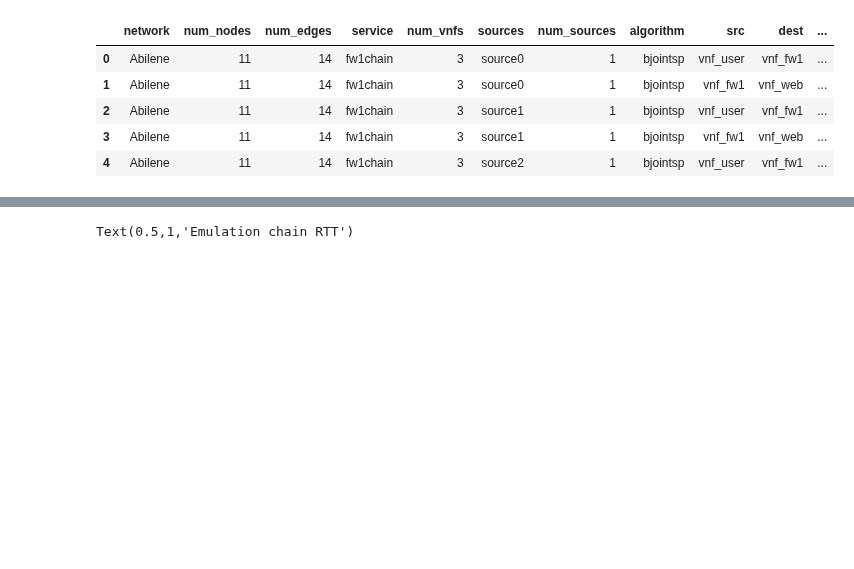
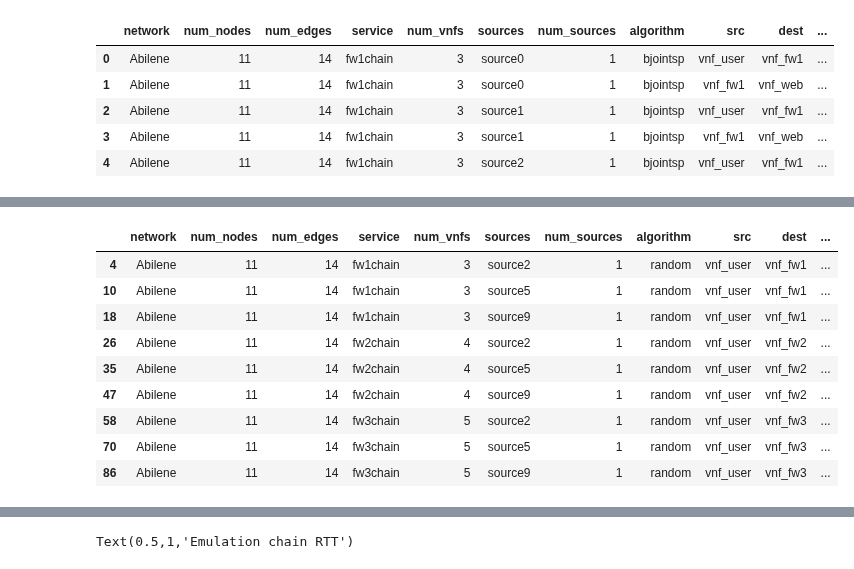
Before and after one commit to CN-UPB/placement-emulation, a Jupyter notebook: eval/eval_abilene.ipynb, the cells around one changed output, grey strips where cells are left out. Drawn from its saved outputs; the diff is of its cells as text; code cells hidden in the pictures; blank space fills up the shorter version.

```diff
--- a/eval/eval_abilene.ipynb
+++ b/eval/eval_abilene.ipynb
@@ -68,0 +103,14 @@ bjointsp_vnf_df.head()
+# %%
+# what are the outliers in random placement?
+random_vnf_df.loc[random_vnf_df['rtt_diff'] > 1]
+# %% [output]
+|  | network | num_nodes | num_edges | service | num_vnfs | sources | num_sources | algorithm | src | dest | ... |
+| 4 | Abilene | 11 | 14 | fw1chain | 3 | source2 | 1 | random | vnf_user | vnf_fw1 | ... |
+| 10 | Abilene | 11 | 14 | fw1chain | 3 | source5 | 1 | random | vnf_user | vnf_fw1 | ... |
+| 18 | Abilene | 11 | 14 | fw1chain | 3 | source9 | 1 | random | vnf_user | vnf_fw1 | ... |
+| 26 | Abilene | 11 | 14 | fw2chain | 4 | source2 | 1 | random | vnf_user | vnf_fw2 | ... |
+| 35 | Abilene | 11 | 14 | fw2chain | 4 | source5 | 1 | random | vnf_user | vnf_fw2 | ... |
+| 47 | Abilene | 11 | 14 | fw2chain | 4 | source9 | 1 | random | vnf_user | vnf_fw2 | ... |
+| 58 | Abilene | 11 | 14 | fw3chain | 5 | source2 | 1 | random | vnf_user | vnf_fw3 | ... |
+| 70 | Abilene | 11 | 14 | fw3chain | 5 | source5 | 1 | random | vnf_user | vnf_fw3 | ... |
+| 86 | Abilene | 11 | 14 | fw3chain | 5 | source9 | 1 | random | vnf_user | vnf_fw3 | ... |
```
Also changed, not shown: parts of 26 cells of this notebook.
